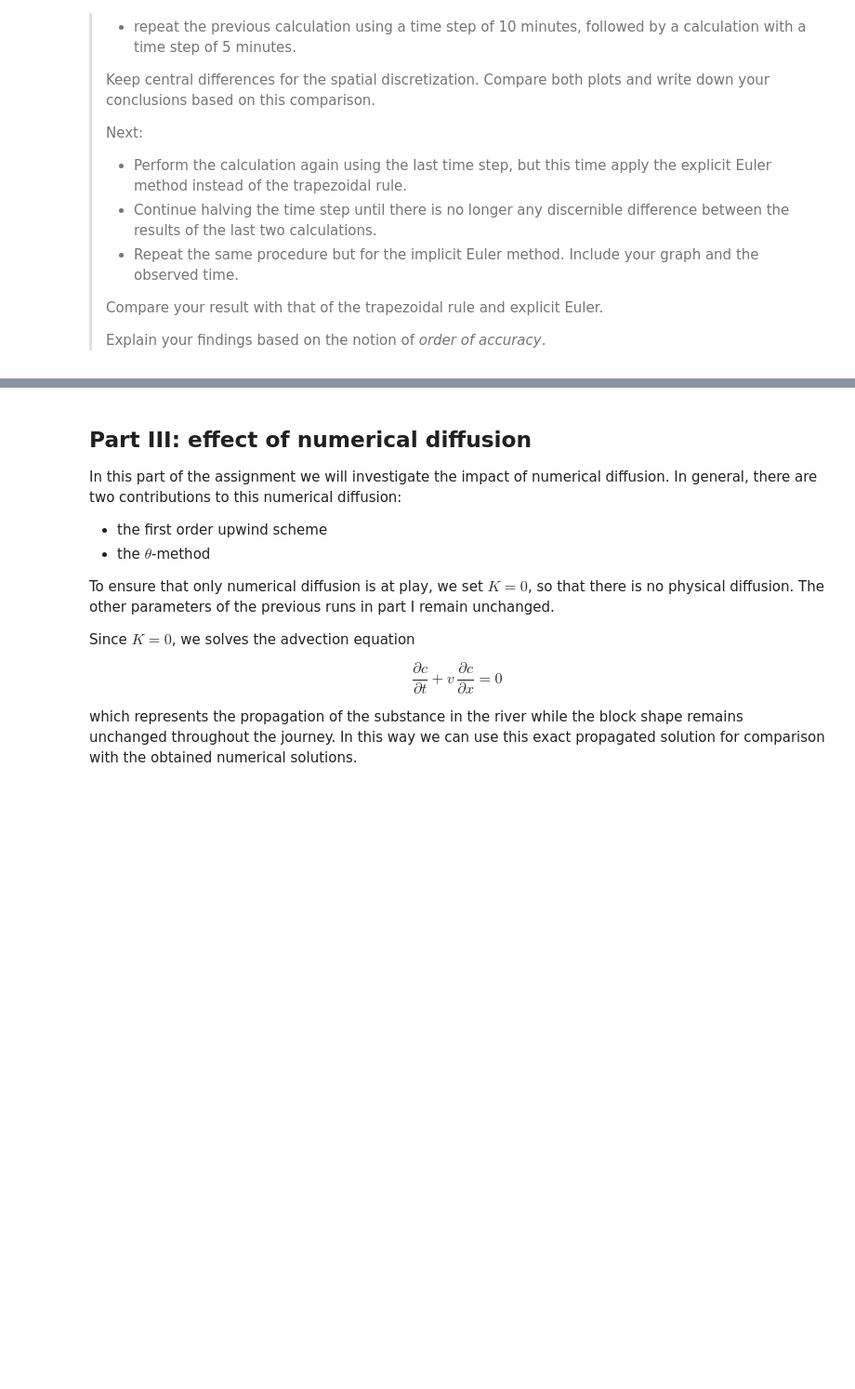
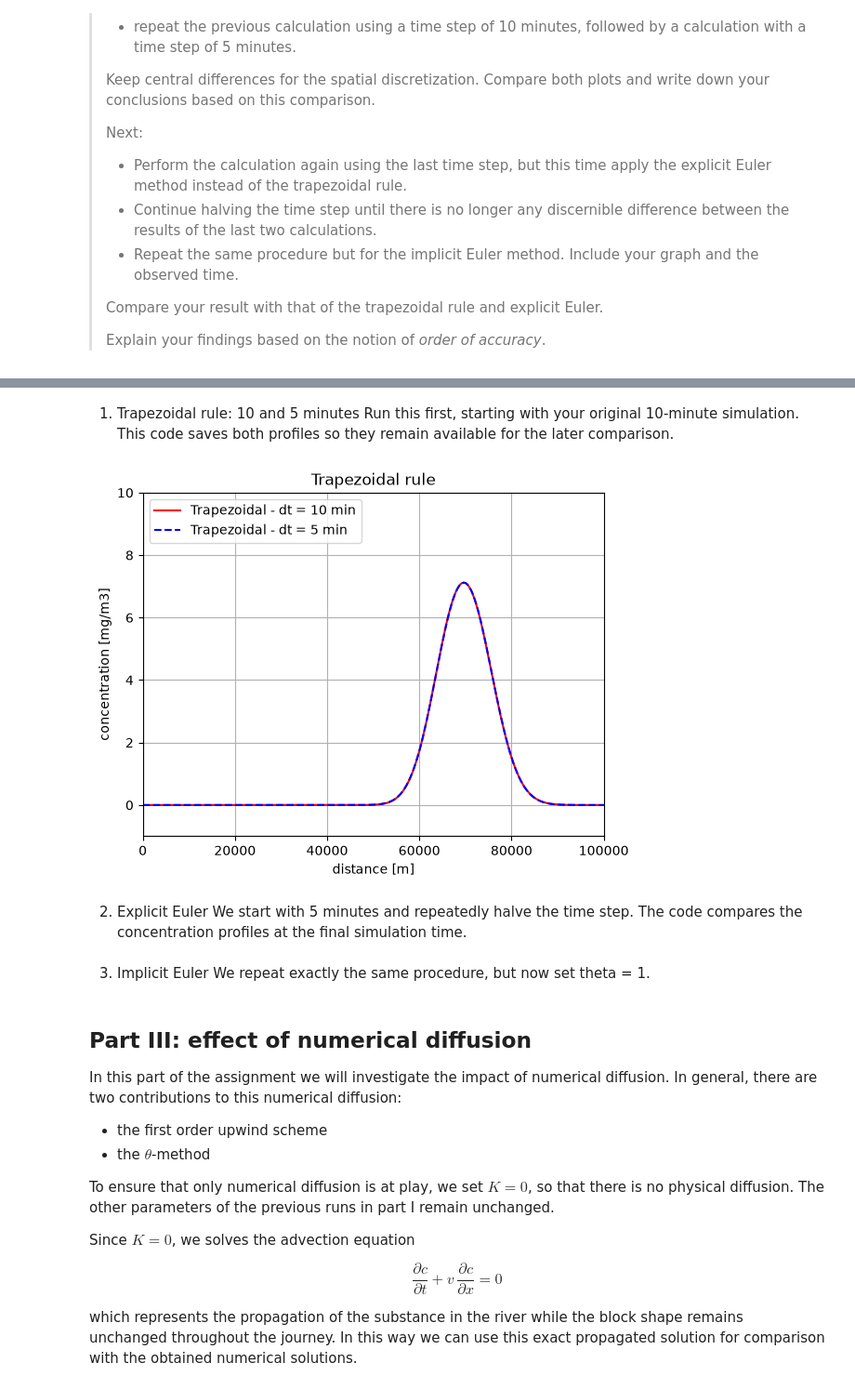
Before and after one commit to NickZhou21/GA2.1, a Jupyter notebook: all_files_GA_2_1/grp09.ipynb, the cells around one changed output, grey strips where cells are left out. Shown at 93% size. Cells and saved outputs as stored; diff of their text form; code cells hidden in the pictures; blank space fills up the shorter version.

```diff
--- a/all_files_GA_2_1/grp09.ipynb
+++ b/all_files_GA_2_1/grp09.ipynb
@@ -179,3 +197,18 @@ Compare the numerical solution with your answers from **Task 1.1**.
 >**Task 1.4**
 >
 >What are the Courant and mesh P&eacute;clet numbers?
+# %%
+# Parameters
+u = 0.5       # flow velocity [m/s]
+dt = 600.     # time step [s]
+dx = 400.     # grid size [m]
+K = 100.      # diffusion coefficient [m^2/s]
+
+# Courant number
+C = u * dt / dx
+
+# Mesh Peclet number
+Pe = u * dx / K
+
+print(f"Courant number = {C:.2f}")
+print(f"Mesh Peclet number = {Pe:.2f}")
@@ -293,0 +333,40 @@ plt.grid()
+# %% [markdown]
+1. Trapezoidal rule: 10 and 5 minutes
+Run this first, starting with your original 10-minute simulation. This code saves both profiles so they remain available for the later comparison.
+# %%
+# Parameters
+dxmethod = 'central'
+dtmethod = 'theta'
+theta = 0.5
+
+# Trapezoidal rule: dt = 10 minutes
+dt_10 = 600
+N_10 = int(Tend / dt_10)
+
+c_10 = advdiff(u, K, c0, lenD, dt_10, Tend,
+              dxmethod, dtmethod, theta)
+
+# Trapezoidal rule: dt = 5 minutes
+dt_5 = 300
+N_5 = int(Tend / dt_5)
+
+c_5 = advdiff(u, K, c0, lenD, dt_5, Tend,
+              dxmethod, dtmethod, theta)
+
+# Plot both results
+plt.figure()
+plt.plot(x, c_10[N_10, :], 'r', label='Trapezoidal - dt = 10 min')
+plt.plot(x, c_5[N_5, :], 'b--', label='Trapezoidal - dt = 5 min')
+
+plt.axis(np.array([0, lenD, -1, 10]))
+plt.xlabel('distance [m]')
+plt.ylabel('concentration [mg/m3]')
+plt.title('Trapezoidal rule')
+plt.legend(loc='upper left')
+plt.grid()
+plt.show()
+# %% [output]
+[figure, added]
+# %% [markdown]
+2. Explicit Euler
+We start with 5 minutes and repeatedly halve the time step. The code compares the concentration profiles at the final simulation time.
@@ -293,0 +429,3 @@ plt.grid()
+# %% [markdown]
+3. Implicit Euler
+We repeat exactly the same procedure, but now set theta = 1.
```
Also changed, not shown: parts of 13 cells of this notebook.
